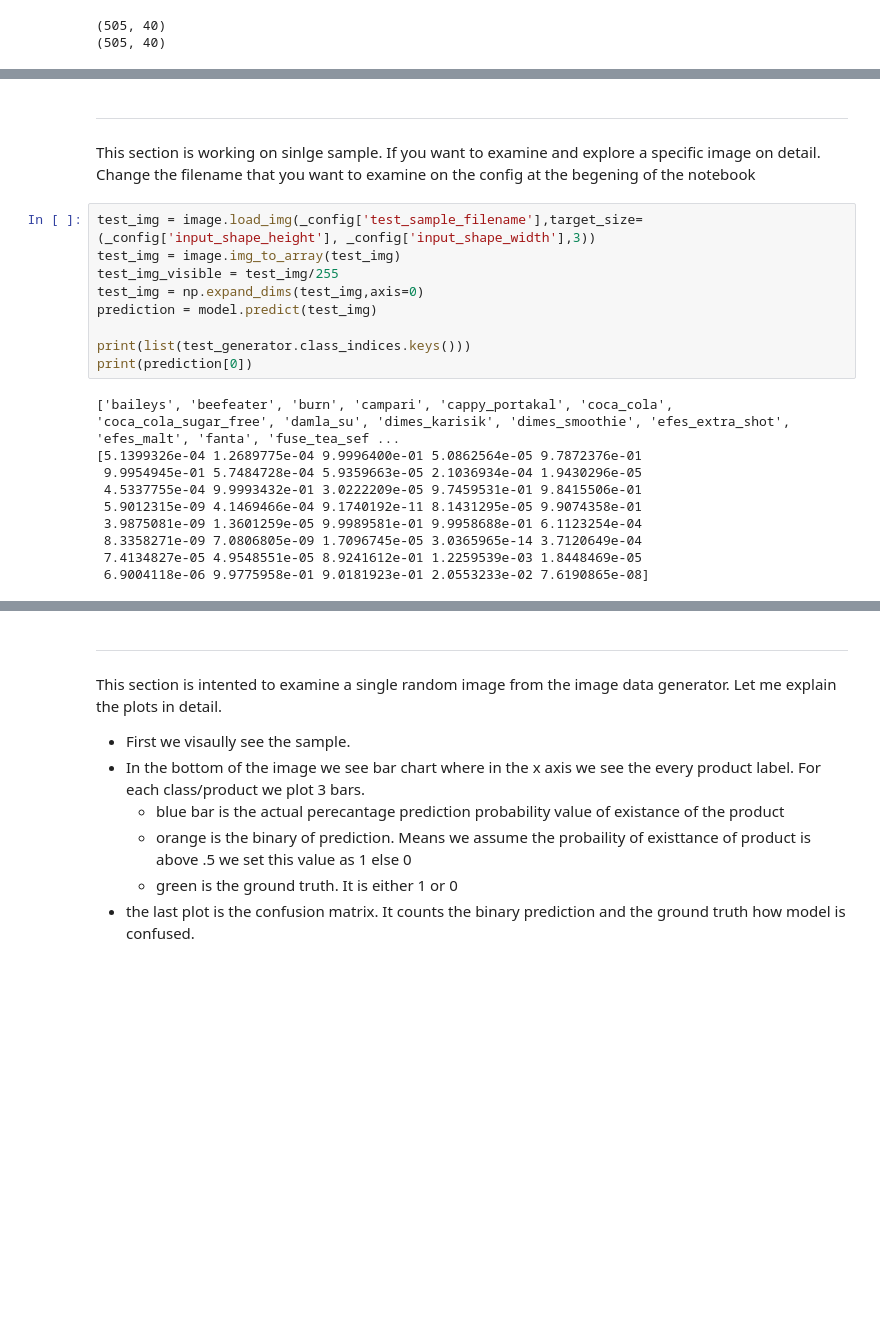
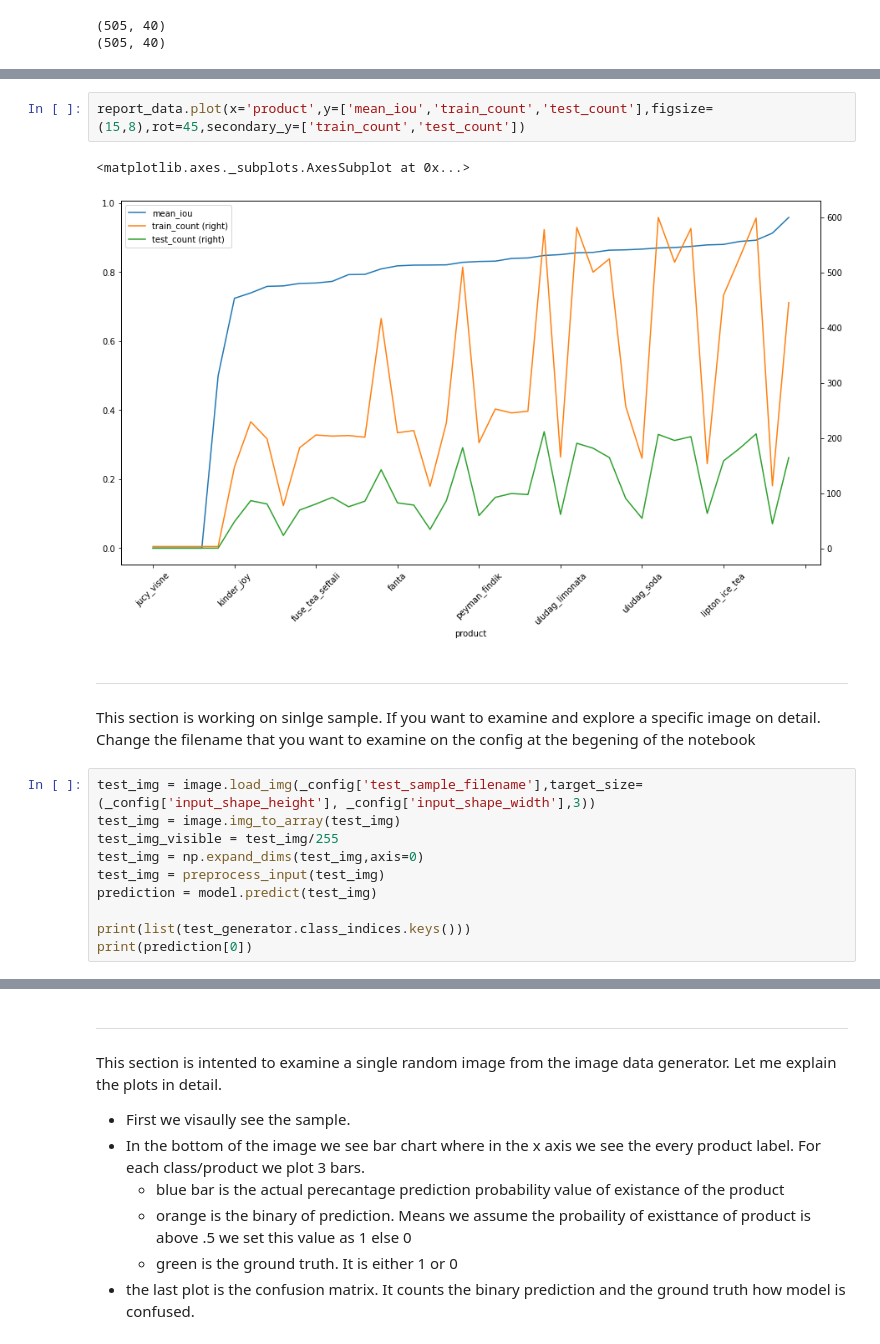
Before and after one commit to hakanonal/minibar, a Jupyter notebook: evaluation.ipynb, the cells around one changed output, grey strips where cells are left out. Drawn from its saved outputs; the diff is of its cells as text; blank space fills up the shorter version.

```diff
--- a/evaluation.ipynb
+++ b/evaluation.ipynb
@@ -191,3 +183,8 @@ report_data.sort_values(by=['mean_iou','recall','precision'])
+# %%
+report_data.plot(x='product',y=['mean_iou','train_count','test_count'],figsize=(15,8),rot=45,secondary_y=['train_count','test_count'])
+# %% [output]
+<matplotlib.axes._subplots.AxesSubplot at 0x...>
+[figure, added]
 # %% [markdown]
 ---
 This section is working on sinlge sample. If you want to examine and explore a specific image on detail. Change the filename that you want to examine on the config at the begening of the notebook
@@ -196,20 +193,11 @@ test_img = image.load_img(_config['test_sample_filename'],target_size=(_config['
 test_img = image.img_to_array(test_img)
 test_img_visible = test_img/255
 test_img = np.expand_dims(test_img,axis=0)
+test_img = preprocess_input(test_img)
 prediction = model.predict(test_img)
 
 print(list(test_generator.class_indices.keys()))
 print(prediction[0])
-# %% [output]
-['baileys', 'beefeater', 'burn', 'campari', 'cappy_portakal', 'coca_cola', 'coca_cola_sugar_free', 'damla_su', 'dimes_karisik', 'dimes_smoothie', 'efes_extra_shot', 'efes_malt', 'fanta', 'fuse_tea_sef ...
-[5.1399326e-04 1.2689775e-04 9.9996400e-01 5.0862564e-05 9.7872376e-01
- 9.9954945e-01 5.7484728e-04 5.9359663e-05 2.1036934e-04 1.9430296e-05
- 4.5337755e-04 9.9993432e-01 3.0222209e-05 9.7459531e-01 9.8415506e-01
- 5.9012315e-09 4.1469466e-04 9.1740192e-11 8.1431295e-05 9.9074358e-01
- 3.9875081e-09 1.3601259e-05 9.9989581e-01 9.9958688e-01 6.1123254e-04
- 8.3358271e-09 7.0806805e-09 1.7096745e-05 3.0365965e-14 3.7120649e-04
- 7.4134827e-05 4.9548551e-05 8.9241612e-01 1.2259539e-03 1.8448469e-05
- 6.9004118e-06 9.9775958e-01 9.0181923e-01 2.0553233e-02 7.6190865e-08]
 # %%
 fig, ax = plt.subplots(1,2,figsize=(20,10))
 ax[0].bar(list(test_generator.class_indices.keys()), list(prediction[0]))
```
Also changed, not shown: parts of 8 cells of this notebook, 1 other file.
